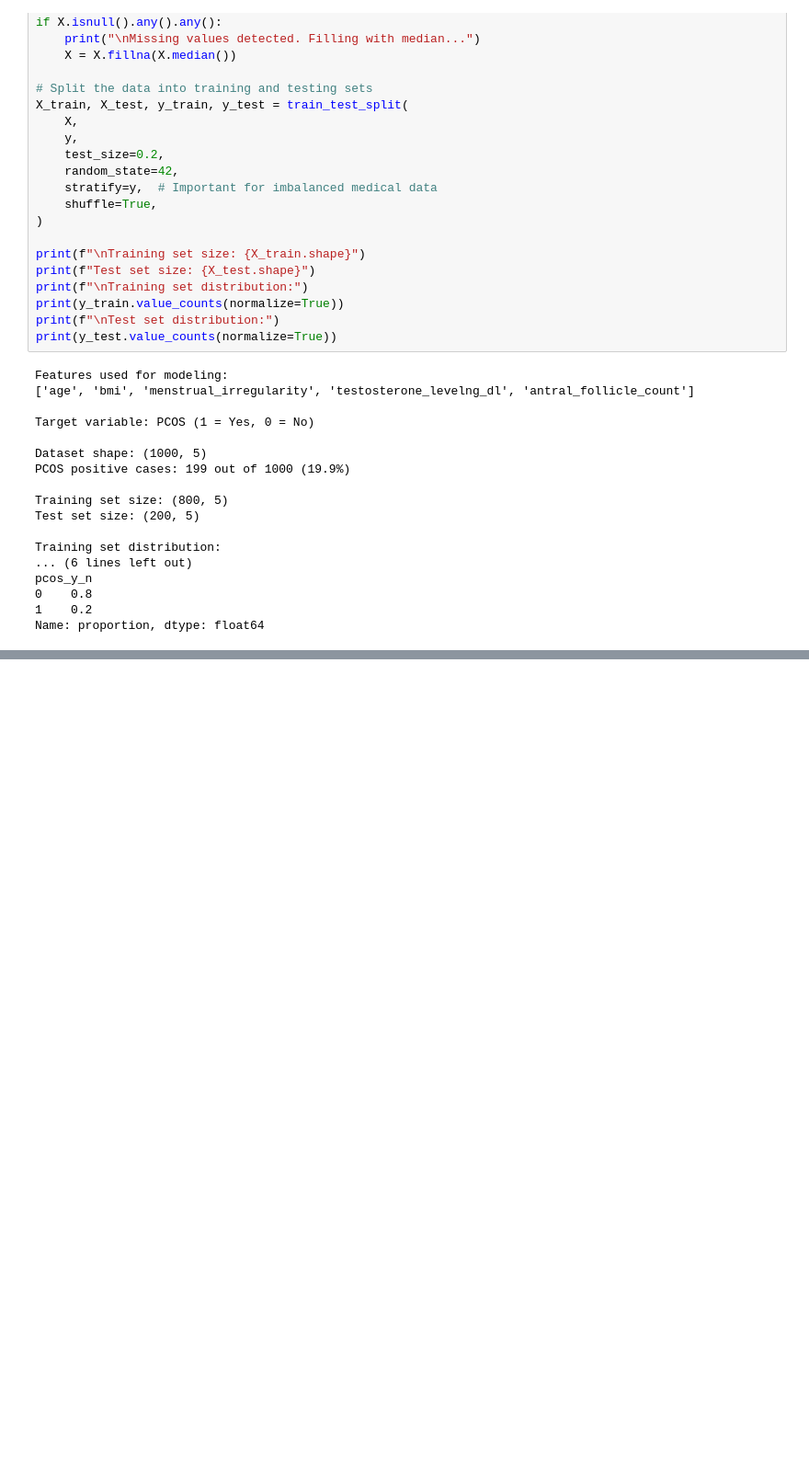
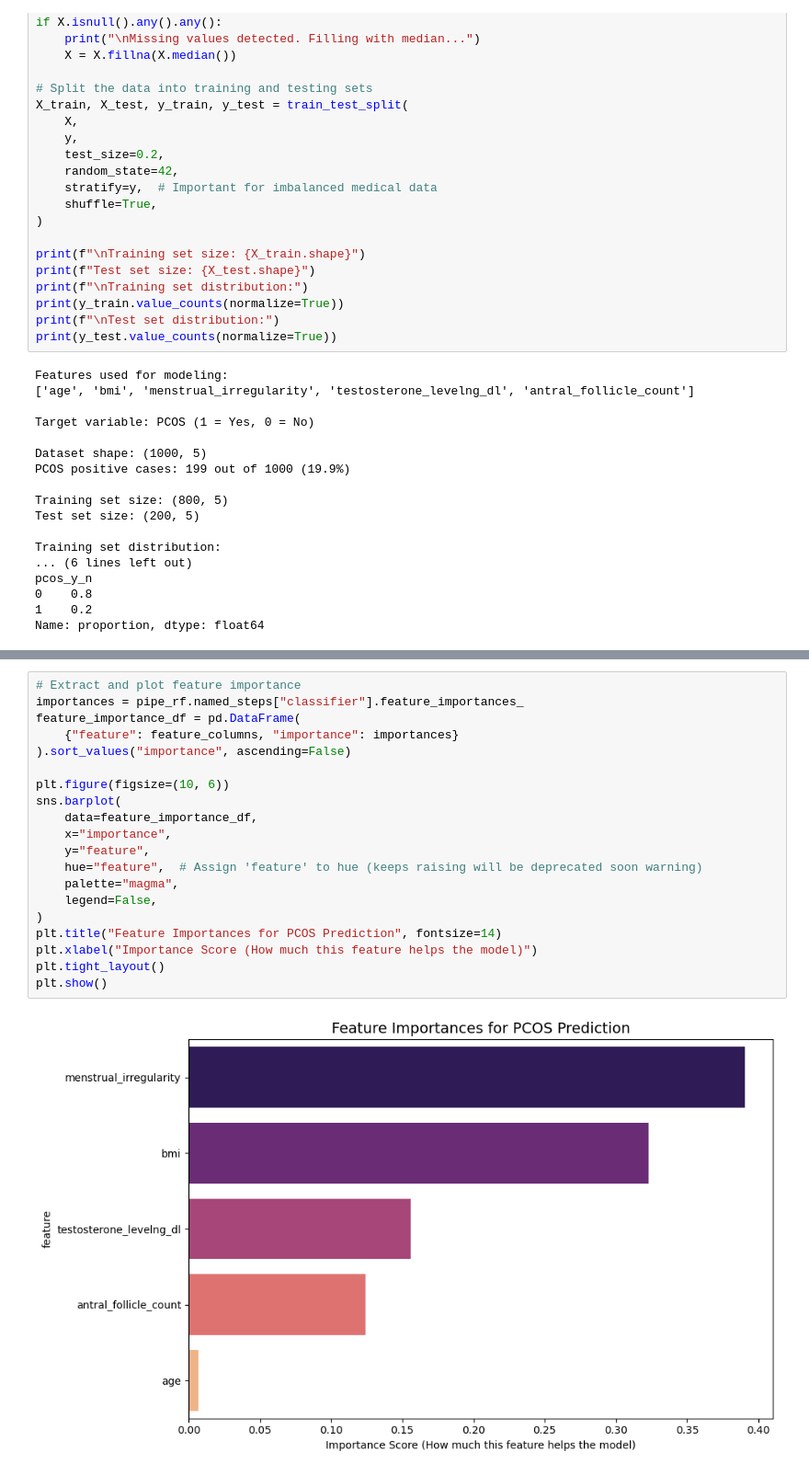
Before and after one commit to Skylar-Lorena/pcos-clinical-screening-ml, a Jupyter notebook: notebooks/pcos_analysis.ipynb, the cells around one changed output, grey strips where cells are left out. Shown at 92% size. Drawn from its saved outputs; the diff is of its cells as text; blank space fills up the shorter version.

```diff
--- a/notebooks/pcos_analysis.ipynb
+++ b/notebooks/pcos_analysis.ipynb
@@ -303,0 +299,22 @@ testosterone_levelng_dl    0.155658
+# %%
+# Extract and plot feature importance
+importances = pipe_rf.named_steps["classifier"].feature_importances_
+feature_importance_df = pd.DataFrame(
+    {"feature": feature_columns, "importance": importances}
+).sort_values("importance", ascending=False)
+
+plt.figure(figsize=(10, 6))
+sns.barplot(
+    data=feature_importance_df,
+    x="importance",
+    y="feature",
+    hue="feature",  # Assign 'feature' to hue (keeps raising will be deprecated soon warning)
+    palette="magma",
+    legend=False,
+)
+plt.title("Feature Importances for PCOS Prediction", fontsize=14)
+plt.xlabel("Importance Score (How much this feature helps the model)")
+plt.tight_layout()
+plt.show()
+# %% [output]
+[figure, added]
```
Also changed, not shown: parts of 26 cells of this notebook, 2 other files.
